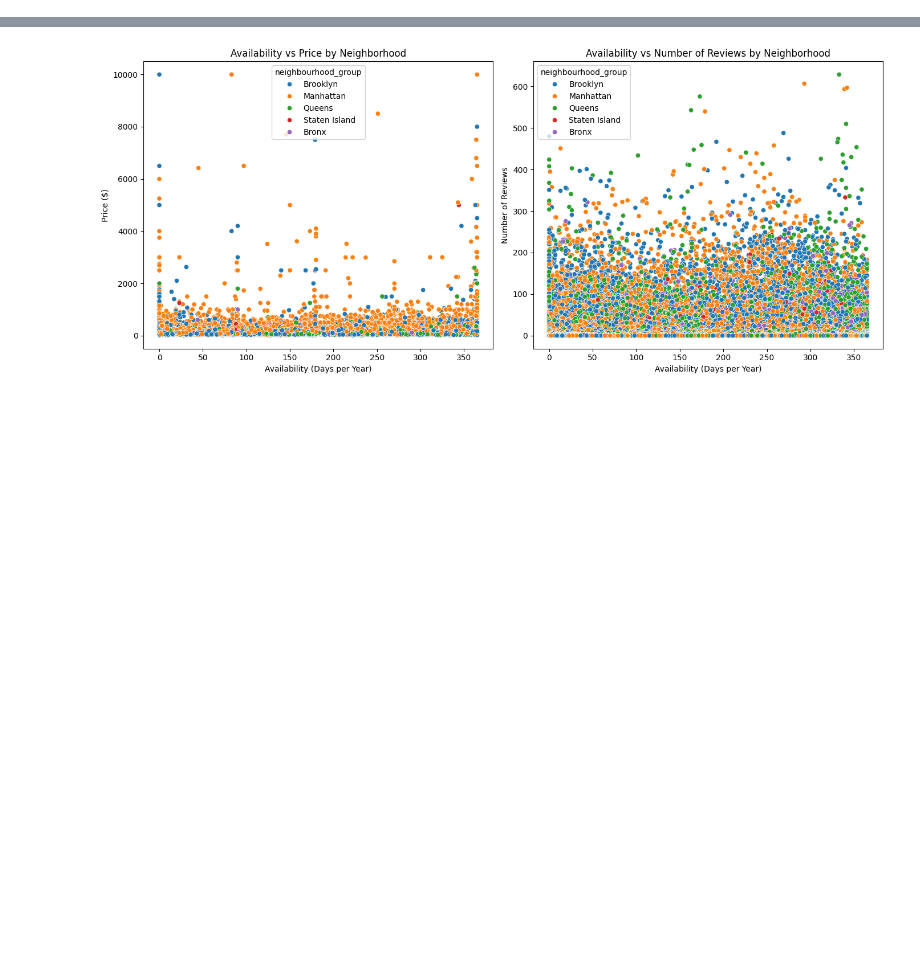
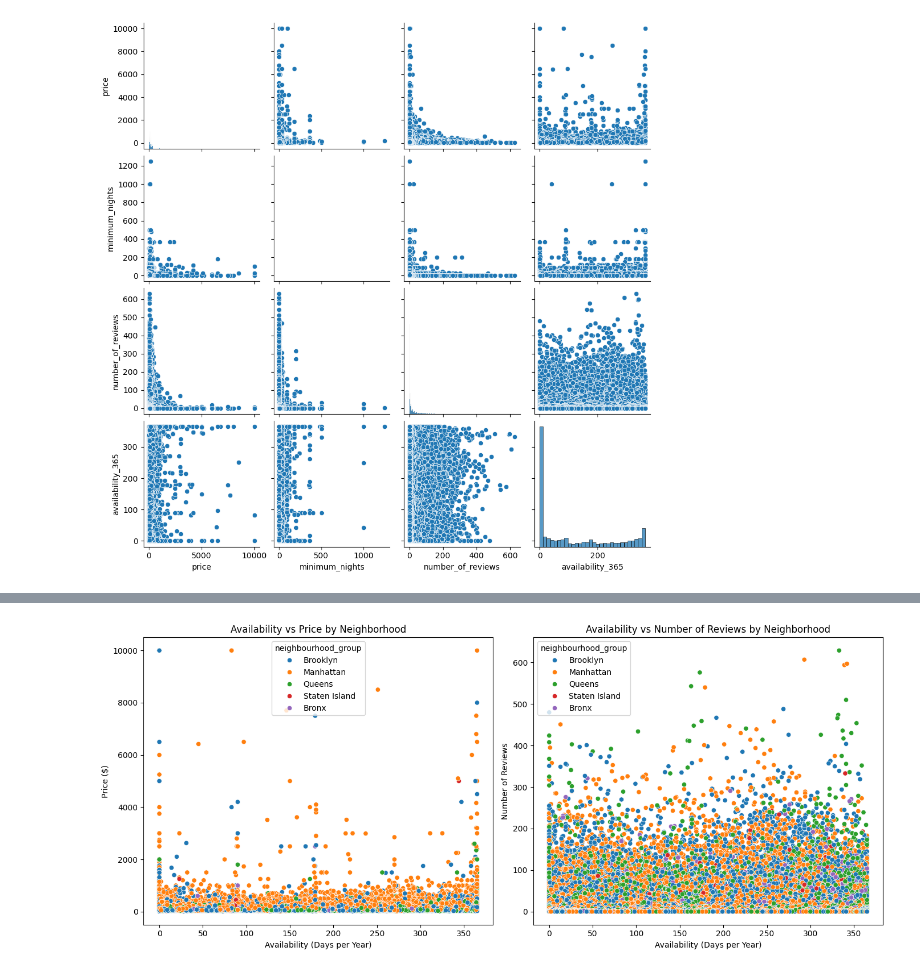
Before and after one commit to Arda-Dinc04/Airbnb-Project, a Jupyter notebook: Test.ipynb, the cells around one changed output, grey strips where cells are left out. Saved outputs shown, nothing was run; the diff lists cells and outputs as text; code cells hidden in the pictures; blank space fills up the shorter version.

```diff
--- a/Test.ipynb
+++ b/Test.ipynb
@@ -23,0 +76,8 @@ dataAribnb
+# %%
+import seaborn as sns
+
+# Create a pairplot
+sns.pairplot(dataAribnb[['price', 'minimum_nights', 'number_of_reviews', 'availability_365']])
+plt.show()
+# %% [output]
+[figure, added]
```
Also changed, not shown: parts of 8 cells of this notebook.
